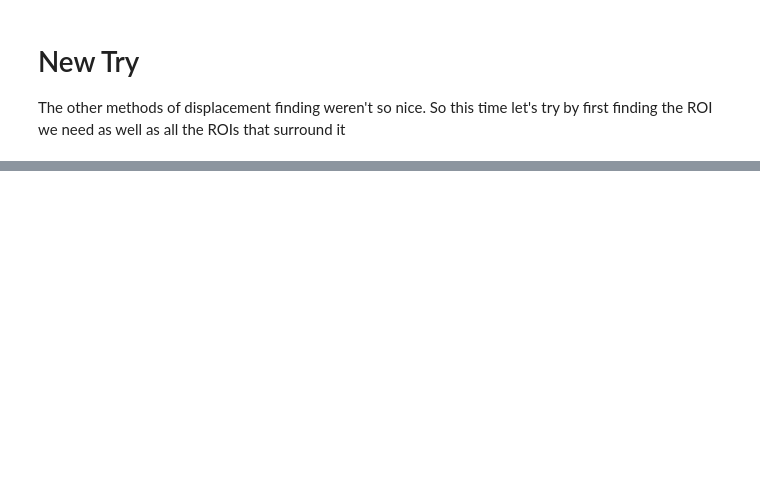
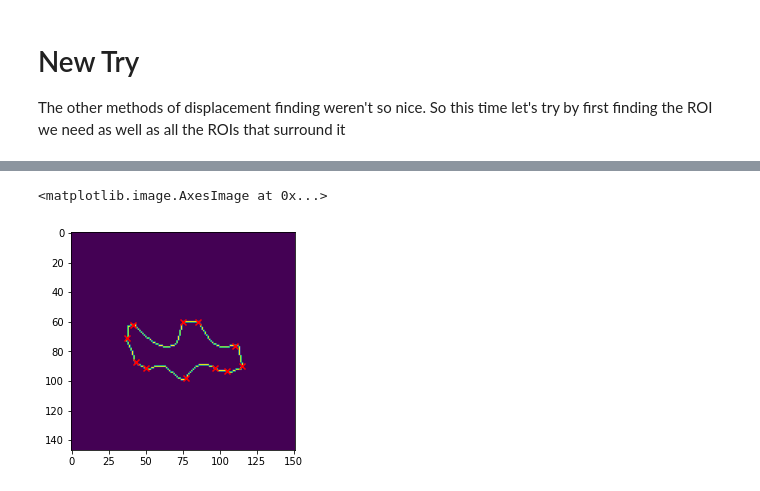
Before and after one commit to BiratalWagle/CellTension, a Jupyter notebook: Cellpose_Displacement_New.ipynb, the cells around one changed output, grey strips where cells are left out. Cells and saved outputs as stored; diff of their text form; code cells hidden in the pictures; blank space fills up the shorter version.

```diff
--- a/Cellpose_Displacement_New.ipynb
+++ b/Cellpose_Displacement_New.ipynb
@@ -154,0 +150,16 @@ for i in range(len(M)):
+# %%
+pointsList = []
+
+for k in range(len(M)):
+    points = []
+    o = O[k]
+    height, width = o.shape
+    # iterate through the matrix and get the coordinates that make up the outline
+    # of the cell we are interested in
+    for i in range(height):
+        for j in range(width):
+            if o[i][j] != 0:
+                points.append([j, i])
+    # points is now a list which contains the coordinates for each point that matters for our outline
+    # store the vertexes for file number k in the array
+    pointsList.append(points)
@@ -155,2 +212,13 @@ for i in range(len(M)):
+# %%
+value = 4
+
+x = np.asarray(vertexList[value])[:, 0]
+y = np.asarray(vertexList[value])[:, 1]
+
+plt.scatter(y, x, marker = "x", color = "red")
+plt.imshow(O[value])
+# %% [output]
+<matplotlib.image.AxesImage at 0x...>
+[figure, added]
 # %%
 # %% [output]
```
Also changed, not shown: parts of 12 cells of this notebook, 18 other files.
